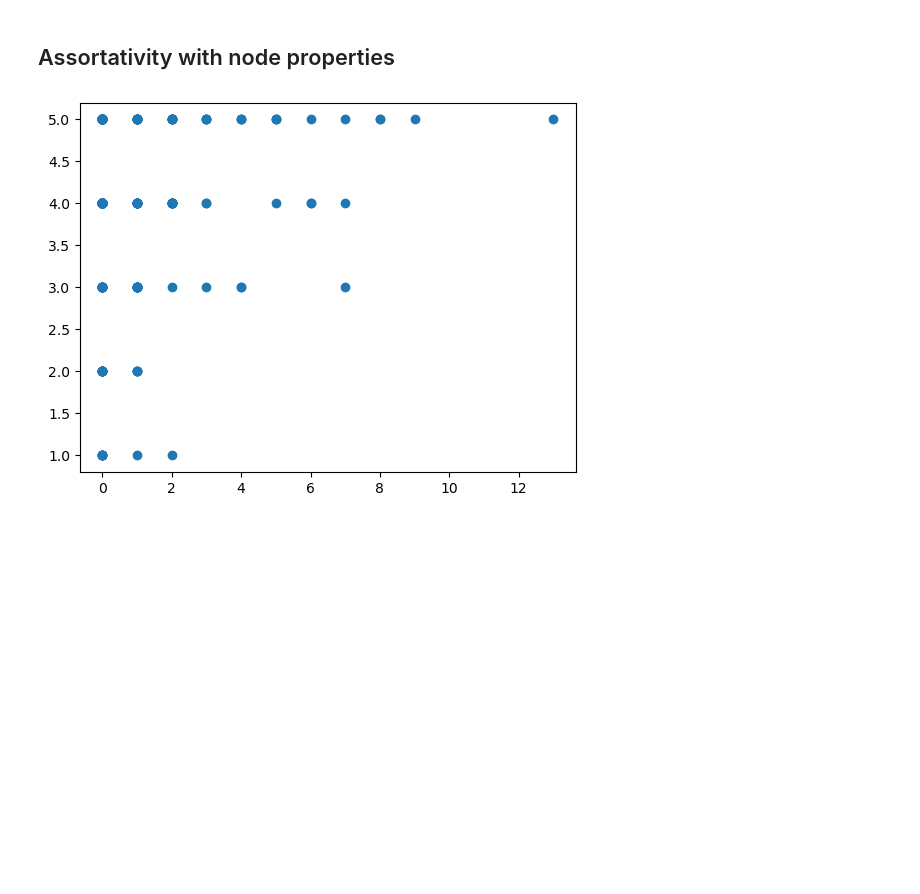
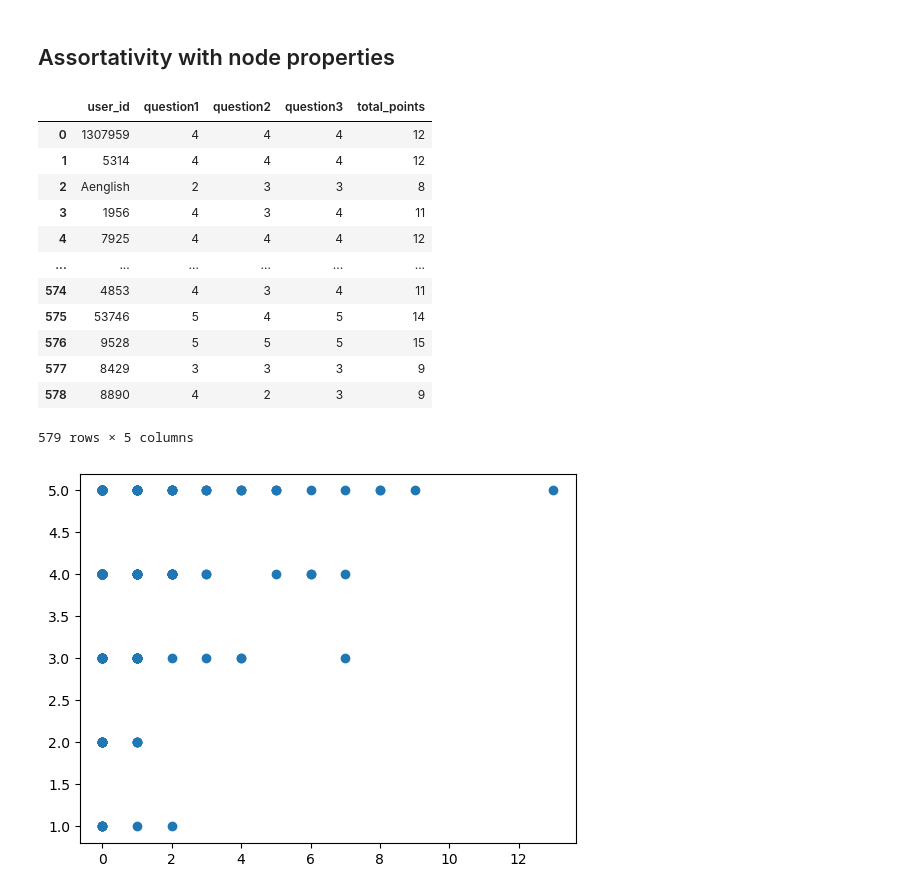
Before and after one commit to colabobio/oo-wku23, a Jupyter notebook: 1-basic-analysis.ipynb, the cells around one changed output. Drawn from its saved outputs; the diff is of its cells as text; code cells hidden in the pictures; blank space fills up the shorter version.

```diff
--- a/1-basic-analysis.ipynb
+++ b/1-basic-analysis.ipynb
@@ -474,4 +475,20 @@ user_survey = pd.read_csv(path.join(data_folder, "survey.csv"))
 question1 = "Public health officials should have the power to order people into quarantine during COVID-19 outbreaks"
 question2 = "If someone is given a quarantine order by a public health official, they should follow it no matter what else is going on in their life at work or home"
 question3 = "If I go into quarantine, my family, friends, and community will be protected from getting COVID-19"
+# %%
+user_survey
+# %% [output]
+|  | user_id | question1 | question2 | question3 | total_points |
+| 0 | 1307959 | 4 | 4 | 4 | 12 |
+| 1 | 5314 | 4 | 4 | 4 | 12 |
+| 2 | Aenglish | 2 | 3 | 3 | 8 |
+| 3 | 1956 | 4 | 3 | 4 | 11 |
+| 4 | 7925 | 4 | 4 | 4 | 12 |
+| ... | ... | ... | ... | ... | ... |
+| 574 | 4853 | 4 | 3 | 4 | 11 |
+| 575 | 53746 | 5 | 4 | 5 | 14 |
+| 576 | 9528 | 5 | 5 | 5 | 15 |
+| 577 | 8429 | 3 | 3 | 3 | 9 |
+| 578 | 8890 | 4 | 2 | 3 | 9 |
+579 rows × 5 columns
 # %%
```
Also changed, not shown: parts of 13 cells of this notebook.
